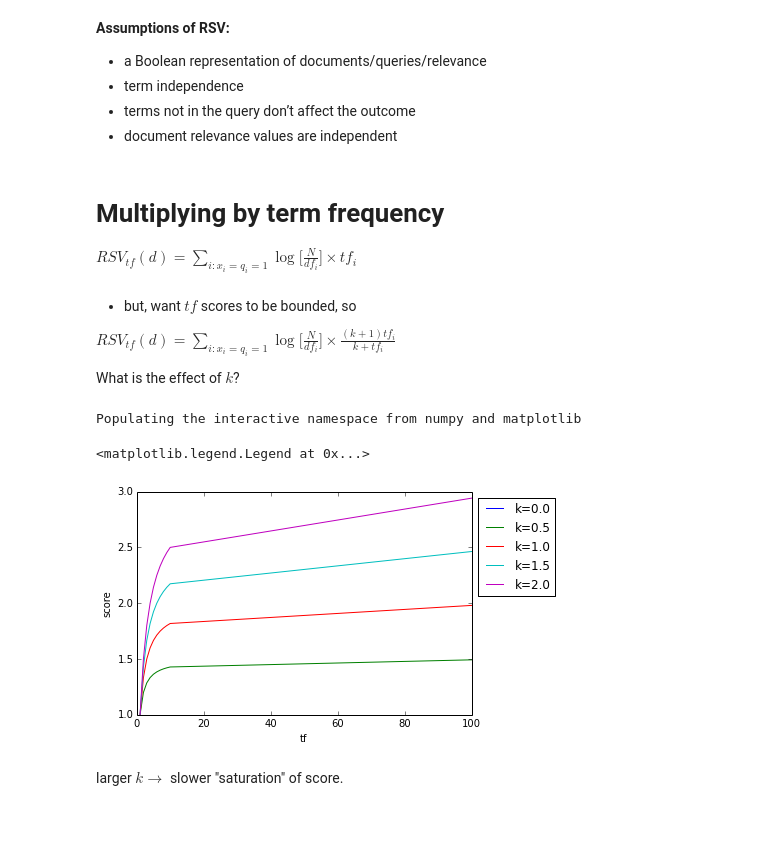
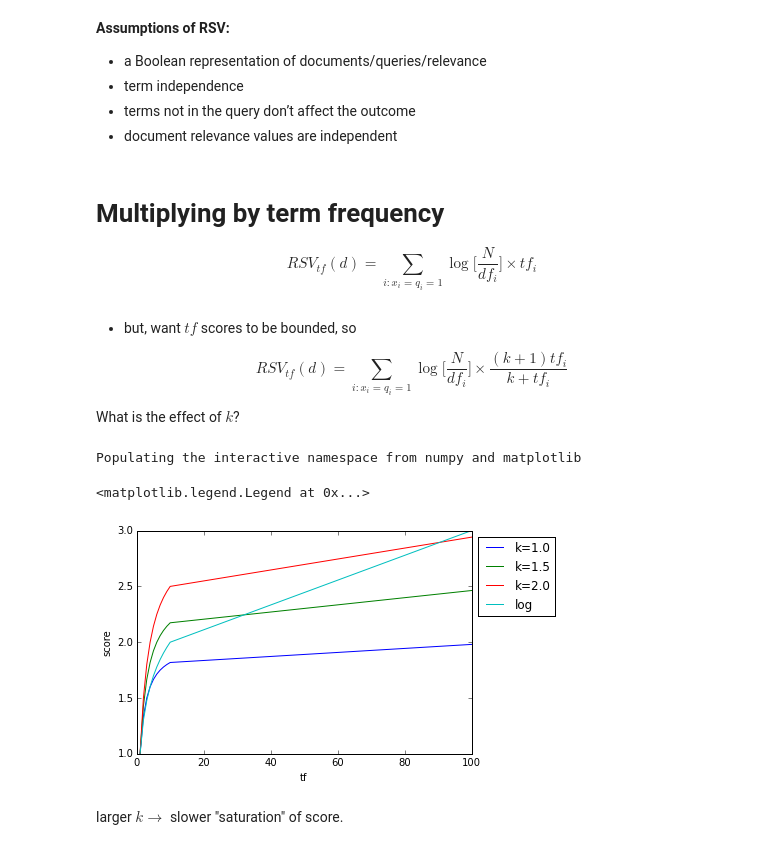
Before and after one commit to iit-cs429/main, a Jupyter notebook: lectures/lec12/Prob2.ipynb, the cells around one changed output. Saved outputs shown, nothing was run; the diff lists cells and outputs as text; code cells hidden in the pictures; blank space fills up the shorter version.

```diff
--- a/lectures/lec12/Prob2.ipynb
+++ b/lectures/lec12/Prob2.ipynb
@@ -37,32 +37,33 @@ $ RSV(d) = \sum_{i:x_i=q_i=1} \log \frac{N}{df_i}$
 # Multiplying by term frequency
 
 
-$ RSV_{tf}(d) = \sum_{i:x_i=q_i=1} \log \Big[ \frac{N}{df_i}\Big] \times tf_i$
+$$ RSV_{tf}(d) = \sum_{i:x_i=q_i=1} \log \Big[ \frac{N}{df_i}\Big] \times tf_i$$
 # %% [markdown]
 - but, want $tf$ scores to be bounded, so
 
-$ RSV_{tf}(d) = \sum_{i:x_i=q_i=1} \log \Big[ \frac{N}{df_i} \Big] \times \frac{(k+1)tf_i}{k + tf_i}$
+$$ RSV_{tf}(d) = \sum_{i:x_i=q_i=1} \log \Big[ \frac{N}{df_i} \Big] \times \frac{(k+1)tf_i}{k + tf_i}$$
 
 What is the effect of $k$?
 # %%
 # Plot tf score as k varies.
+import math
 
 def tfscore(k, tf):
     return (k+1)*tf / (k+tf)
 
 % pylab inline
-ks = [0., .5, 1., 1.5, 2.0]
+ks = [1., 1.5, 2.0]
 tfs = [1, 2, 3, 4, 5, 6, 7, 8, 9, 10, 100]
 for k in ks:
     plot(tfs, [tfscore(k, tf) for tf in tfs], label='k=' + str(k))
+plot(tfs, [1 + math.log10(tf) for tf in tfs],label='log')
 xlabel('tf')
 ylabel('score')
 legend(loc='upper left', bbox_to_anchor=(1,1))
-#ylim((0.9,2.6))
 # %% [output]
 Populating the interactive namespace from numpy and matplotlib
 <matplotlib.legend.Legend at 0x...>
-[figure, old version]
+[figure, new version]
 # %% [markdown]
 larger $k \rightarrow $ slower "saturation" of score.
 # %% [markdown]
```
Also changed, not shown: parts of 6 cells of this notebook, 3 other files.
